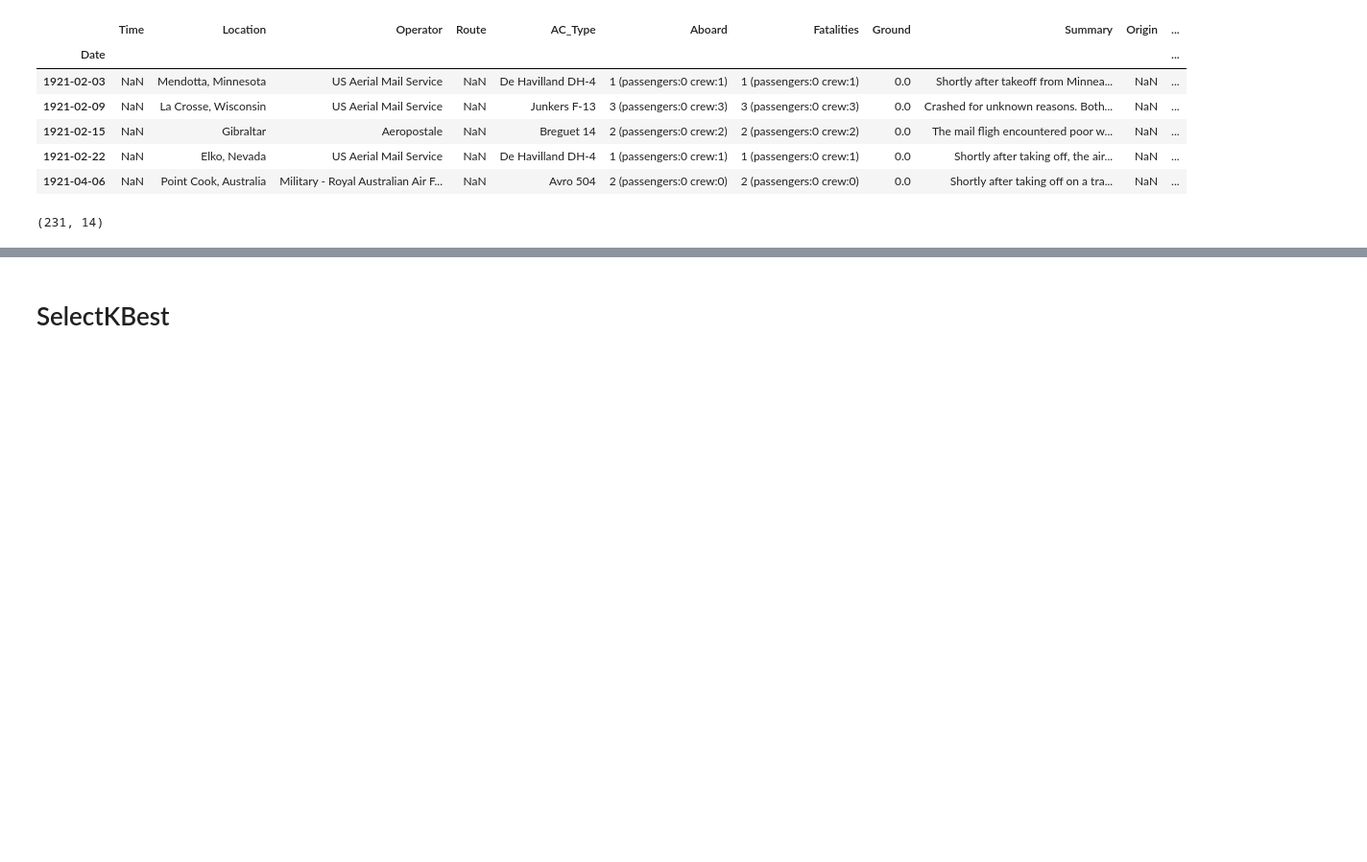
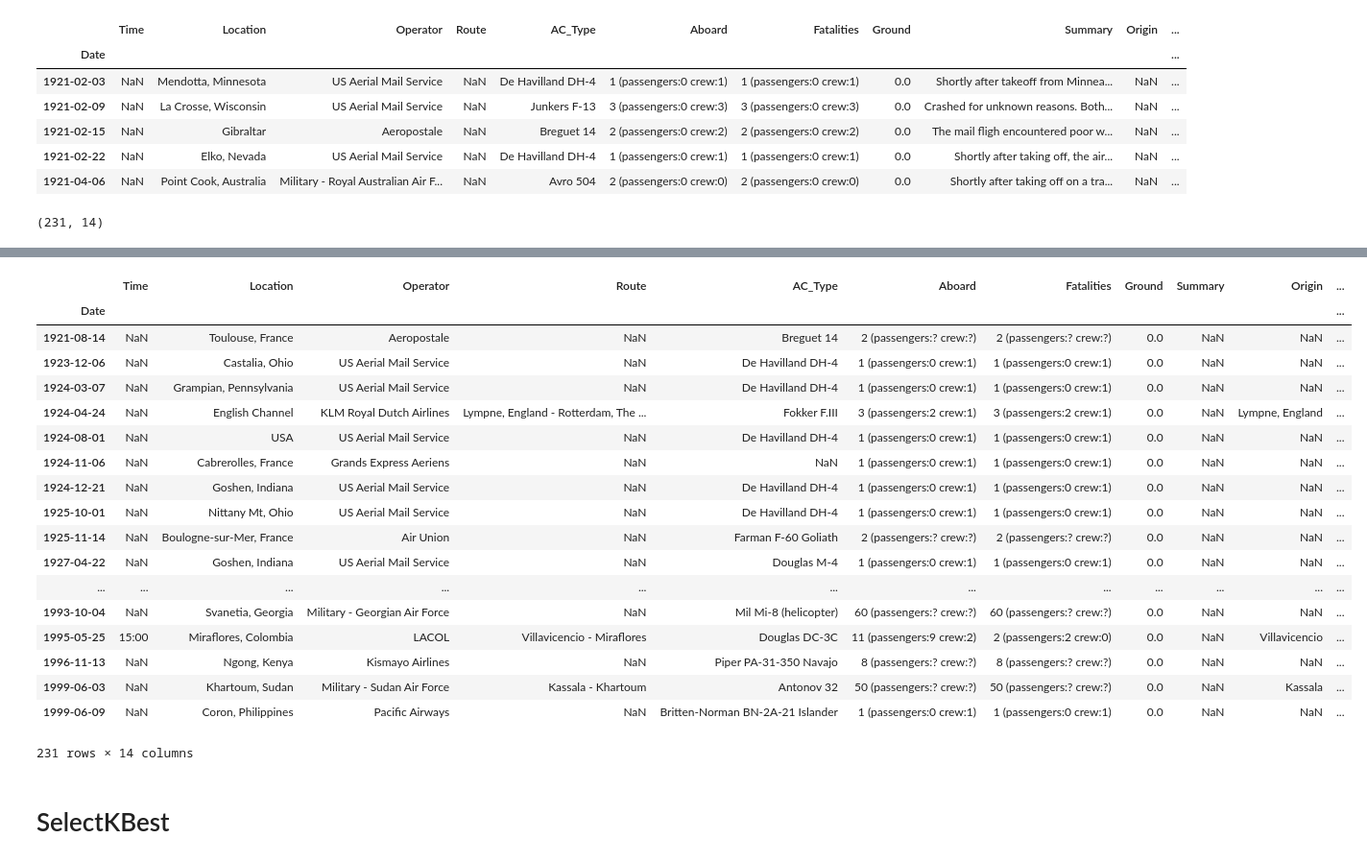
Before and after one commit to DanilBaibak/crash_planes, a Jupyter notebook: planecrashinfo.ipynb, the cells around one changed output, grey strips where cells are left out. Shown at 96% size. Saved outputs shown, nothing was run; the diff lists cells and outputs as text; code cells hidden in the pictures; blank space fills up the shorter version.

Commit message:
Continue working on 'Summary'

```diff
--- a/planecrashinfo.ipynb
+++ b/planecrashinfo.ipynb
@@ -71,8 +71,31 @@ Name: Summary, dtype: int64
 from sklearn.feature_extraction.text import TfidfVectorizer
 # %%
 vect = TfidfVectorizer(stop_words='english', ngram_range=(1, 2))
+df.Summary.fillna('', inplace=True)
 
 X = vect.fit_transform(df[df.Summary.notnull()].Summary)
+# %%
+df[df.Summary.isnull()]
+# %% [output]
+|  | Time | Location | Operator | Route | AC_Type | Aboard | Fatalities | Ground | Summary | Origin | ... |
+| Date |  |  |  |  |  |  |  |  |  |  | ... |
+| 1921-08-14 | NaN | Toulouse, France | Aeropostale | NaN | Breguet 14 | 2 (passengers:? crew:?) | 2 (passengers:? crew:?) | 0.0 | NaN | NaN | ... |
+| 1923-12-06 | NaN | Castalia, Ohio | US Aerial Mail Service | NaN | De Havilland DH-4 | 1 (passengers:0 crew:1) | 1 (passengers:0 crew:1) | 0.0 | NaN | NaN | ... |
+| 1924-03-07 | NaN | Grampian, Pennsylvania | US Aerial Mail Service | NaN | De Havilland DH-4 | 1 (passengers:0 crew:1) | 1 (passengers:0 crew:1) | 0.0 | NaN | NaN | ... |
+| 1924-04-24 | NaN | English Channel | KLM Royal Dutch Airlines | Lympne, England - Rotterdam, The ... | Fokker F.III | 3 (passengers:2 crew:1) | 3 (passengers:2 crew:1) | 0.0 | NaN | Lympne, England | ... |
+| 1924-08-01 | NaN | USA | US Aerial Mail Service | NaN | De Havilland DH-4 | 1 (passengers:0 crew:1) | 1 (passengers:0 crew:1) | 0.0 | NaN | NaN | ... |
+| 1924-11-06 | NaN | Cabrerolles, France | Grands Express Aeriens | NaN | NaN | 1 (passengers:0 crew:1) | 1 (passengers:0 crew:1) | 0.0 | NaN | NaN | ... |
+| 1924-12-21 | NaN | Goshen, Indiana | US Aerial Mail Service | NaN | De Havilland DH-4 | 1 (passengers:0 crew:1) | 1 (passengers:0 crew:1) | 0.0 | NaN | NaN | ... |
+| 1925-10-01 | NaN | Nittany Mt, Ohio | US Aerial Mail Service | NaN | De Havilland DH-4 | 1 (passengers:0 crew:1) | 1 (passengers:0 crew:1) | 0.0 | NaN | NaN | ... |
+| 1925-11-14 | NaN | Boulogne-sur-Mer, France | Air Union | NaN | Farman F-60 Goliath | 2 (passengers:? crew:?) | 2 (passengers:? crew:?) | 0.0 | NaN | NaN | ... |
+| 1927-04-22 | NaN | Goshen, Indiana | US Aerial Mail Service | NaN | Douglas M-4 | 1 (passengers:0 crew:1) | 1 (passengers:0 crew:1) | 0.0 | NaN | NaN | ... |
+| ... | ... | ... | ... | ... | ... | ... | ... | ... | ... | ... | ... |
+| 1993-10-04 | NaN | Svanetia, Georgia | Military - Georgian Air Force | NaN | Mil Mi-8 (helicopter) | 60 (passengers:? crew:?) | 60 (passengers:? crew:?) | 0.0 | NaN | NaN | ... |
+| 1995-05-25 | 15:00 | Miraflores, Colombia | LACOL | Villavicencio - Miraflores | Douglas DC-3C | 11 (passengers:9 crew:2) | 2 (passengers:2 crew:0) | 0.0 | NaN | Villavicencio | ... |
+| 1996-11-13 | NaN | Ngong, Kenya | Kismayo Airlines | NaN | Piper PA-31-350 Navajo | 8 (passengers:? crew:?) | 8 (passengers:? crew:?) | 0.0 | NaN | NaN | ... |
+| 1999-06-03 | NaN | Khartoum, Sudan | Military - Sudan Air Force | Kassala - Khartoum | Antonov 32 | 50 (passengers:? crew:?) | 50 (passengers:? crew:?) | 0.0 | NaN | Kassala | ... |
+| 1999-06-09 | NaN | Coron, Philippines | Pacific Airways | NaN | Britten-Norman BN-2A-21 Islander | 1 (passengers:0 crew:1) | 1 (passengers:0 crew:1) | 0.0 | NaN | NaN | ... |
+231 rows × 14 columns
 # %% [markdown]
 # SelectKBest
 # %%
```
Also changed, not shown: parts of 15 cells of this notebook.
